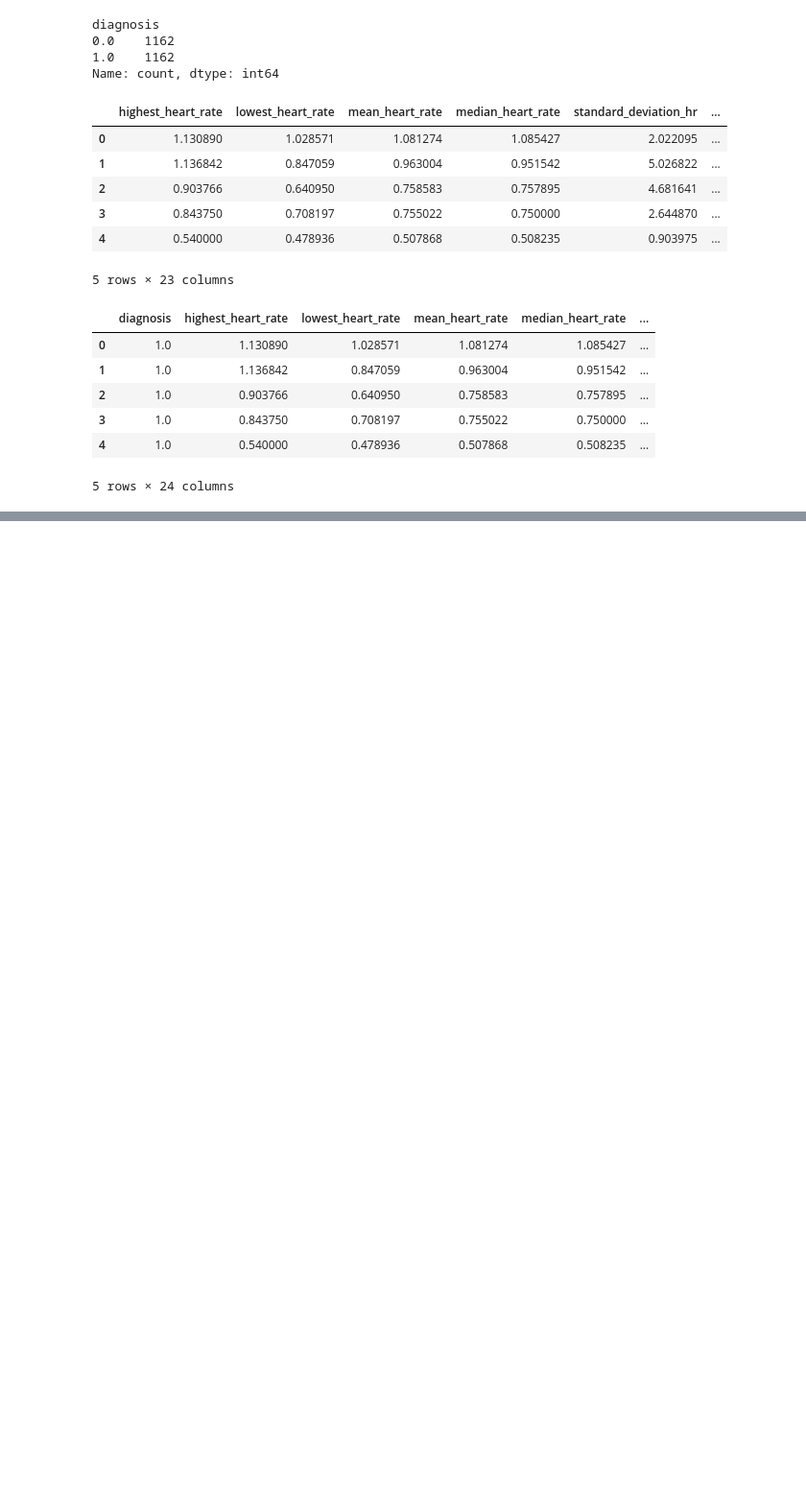
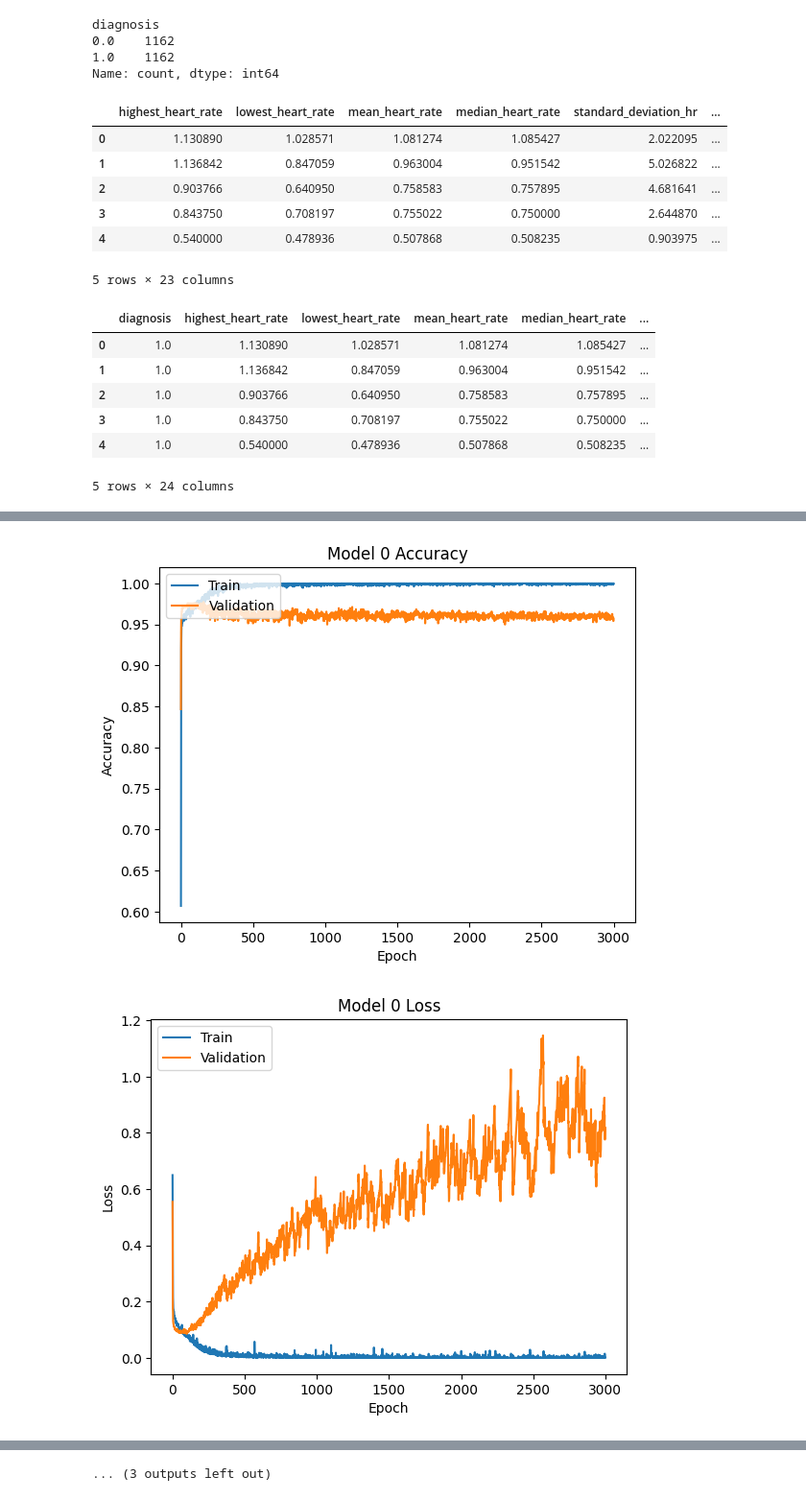
Before and after one commit to arsereg/PIA-02, a Jupyter notebook: model_generation.ipynb, the cells around one changed output, grey strips where cells are left out. Shown at 96% size. Cells and saved outputs as stored; diff of their text form; code cells hidden in the pictures; blank space fills up the shorter version.

Commit message:
Created Models with ranging scores. Model_0 has extremely high precision

```diff
--- a/model_generation.ipynb
+++ b/model_generation.ipynb
@@ -151,21 +163,66 @@ skf = StratifiedKFold(n_splits=5, shuffle=True)
 # %%
 from keras import Sequential
 from keras.api.layers import Dense, Dropout
+from sklearn.metrics import classification_report, accuracy_score, confusion_matrix
 
 
+accuracy_scores = []
+i = 0
+for train_index, test_index in skf.split(X_train_resampled, y_train_resampled):
+    X_train_fold, X_test_fold = X_train_resampled[train_index], X_train_resampled[test_index]
+    y_train_fold, y_test_fold = y_train_resampled[train_index], y_train_resampled[test_index]
+    model = Sequential([
+        Dense(1024, activation='relu', input_shape=(X_train.shape[1],)),
+        Dropout(0.5),
+        Dense(512, activation='relu'),
+        Dropout(0.4),
+        Dense(256, activation='relu'),
+        Dropout(0.3),
+        Dense(128, activation='relu'),
+        Dropout(0.3),
+        Dense(64, activation='relu'),
+        Dropout(0.2),
+        Dense(32, activation='relu'),
+        Dropout(0.1),
+        Dense(1, activation='sigmoid')
+    ])
+    model.compile(optimizer=keras.api.optimizers.Adam(learning_rate=0.0001), loss='binary_crossentropy', metrics=['accuracy'])
 
-model = Sequential([
-    Dense(1024, activation='relu', input_shape=(X_train.shape[1],)),
-    Dropout(0.5),
-    Dense(512, activation='relu'),
-    Dropout(0.4),
-    Dense(256, activation='relu'),
-    Dropout(0.3),
-    Dense(128, activation='relu'),
-    Dropout(0.3),
-    Dense(64, activation='relu'),
-    Dropout(0.2),
-    Dense(32, activation='relu'),
-    Dropout(0.1),
-    Dense(1, activation='sigmoid')
-])
+    from keras.api.callbacks import ModelCheckpoint
+    checkpoint = ModelCheckpoint(f'model_{i}.keras', save_best_only=True)
+
+    # Train the model
+    history = model.fit(X_train_fold, y_train_fold, epochs=3000, batch_size=16, verbose=0, callbacks=[checkpoint], validation_data=(X_test, y_test))
+
+    # Evaluate the model
+    y_pred = (model.predict(X_test) > 0.6).astype("int32")
+    accuracy = accuracy_score(y_test, y_pred)
+    accuracy_scores.append(accuracy)
+
+    cm = confusion_matrix(y_test, y_pred)
+    cr = classification_report(y_test, y_pred)
+    print(f"Fold {i}")
+    print("Confusion Matrix:\n", cm)
+    print("\nClassification Report:\n", cr)
+
+
+    import matplotlib.pyplot as plt
+
+    plt.plot(history.history['accuracy'])
+    plt.plot(history.history['val_accuracy'])
+    plt.title(f'Model {i} Accuracy')
+    plt.ylabel('Accuracy')
+    plt.xlabel('Epoch')
+    plt.legend(['Train', 'Validation'], loc='upper left')
+    plt.show()
+
+    plt.plot(history.history['loss'])
+    plt.plot(history.history['val_loss'])
+    plt.title(f'Model {i} Loss')
+    plt.ylabel('Loss')
+    plt.xlabel('Epoch')
+    plt.legend(['Train', 'Validation'], loc='upper left')
+
+    plt.show()
+    i += 1
+# %% [output]
@@ -171,0 +244,2 @@ model = Sequential([
+[figure, added]
+[figure, added]
@@ -172 +297,2 @@ model = Sequential([
+... (3 outputs left out)
 # %%
```
Also changed, not shown: parts of 8 cells of this notebook, 5 other files.
